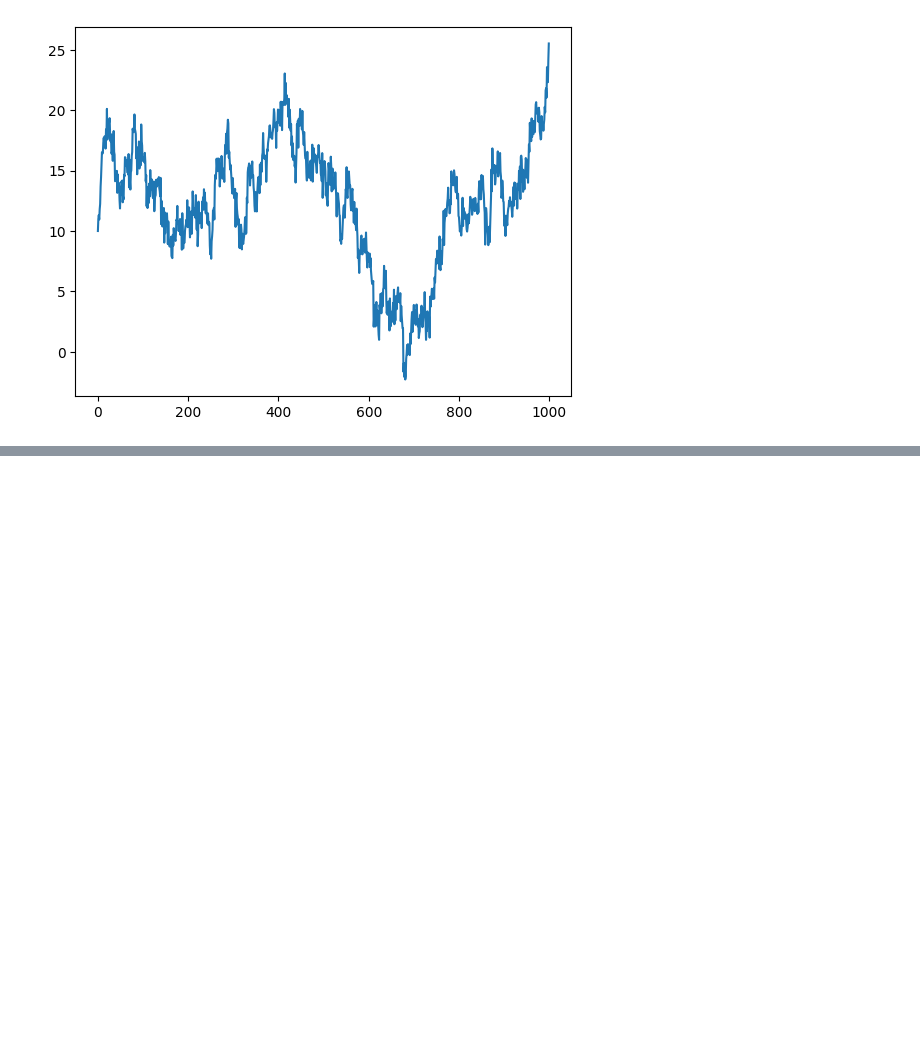
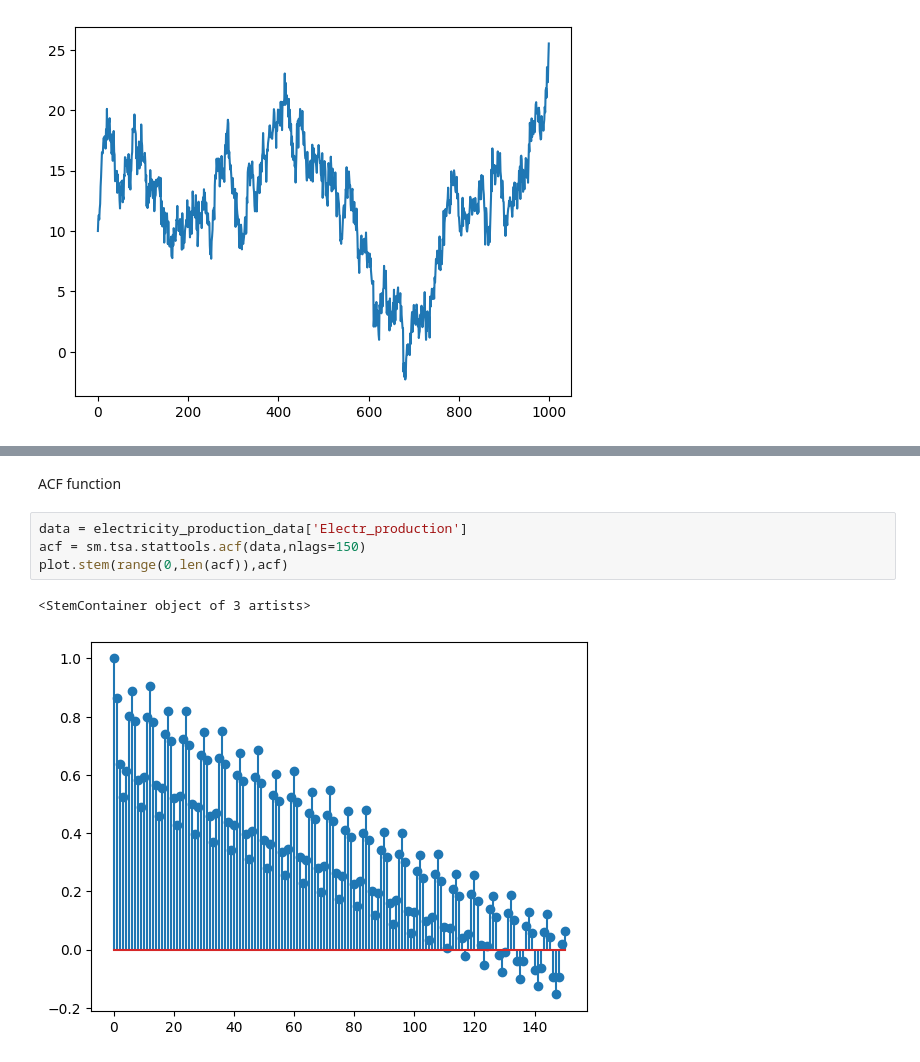
Before and after one commit to uktukt/Python_SheGoesTech_23_2nd_part, a Jupyter notebook: 0711_time_series.ipynb, the cells around one changed output, grey strips where cells are left out. Saved outputs shown, nothing was run; the diff lists cells and outputs as text; blank space fills up the shorter version.

```diff
--- a/0711_time_series.ipynb
+++ b/0711_time_series.ipynb
@@ -81,0 +80,9 @@ El_prod_data
+# %% [markdown]
+ACF function
+# %%
+data = electricity_production_data['Electr_production']
+acf = sm.tsa.stattools.acf(data,nlags=150)
+plot.stem(range(0,len(acf)),acf)
+# %% [output]
+<StemContainer object of 3 artists>
+[figure, added]
```
Also changed, not shown: parts of 34 cells of this notebook.
